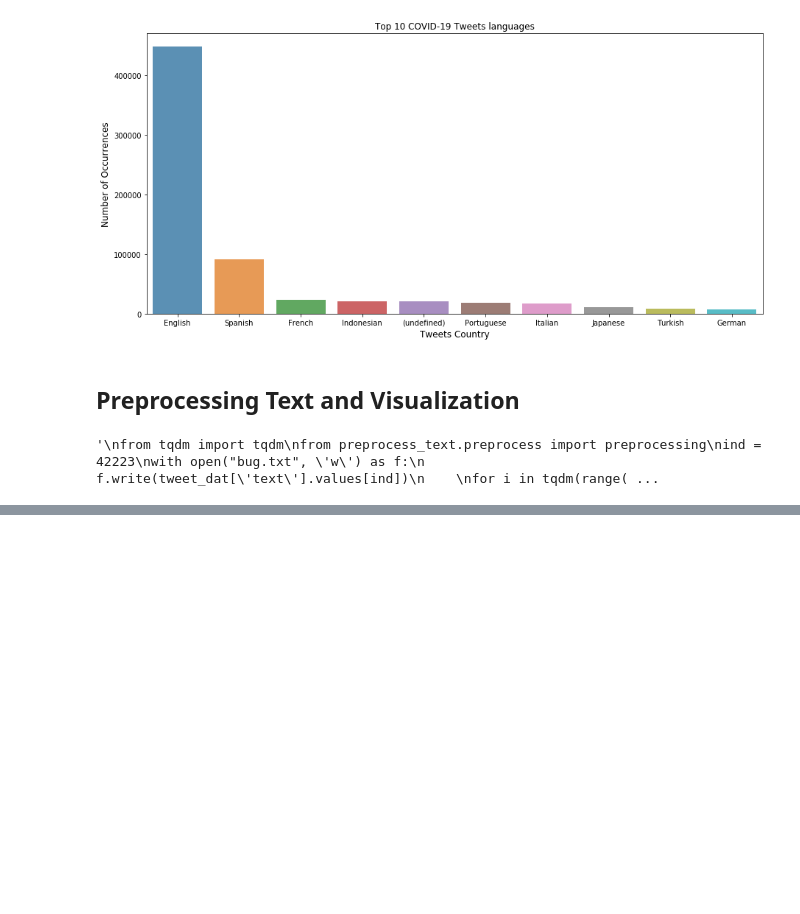
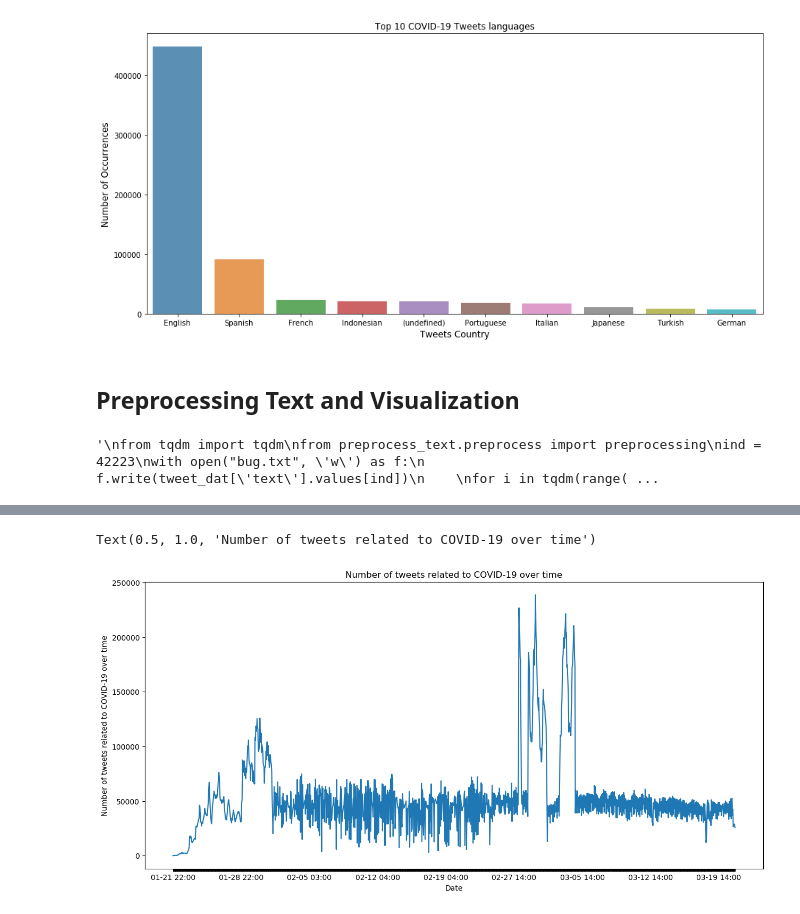
Before and after one commit to DavidYQY/COVID-19-Prediction, a Jupyter notebook: twitter_data/twitter_ts_analysis.ipynb, the cells around one changed output, grey strips where cells are left out. Drawn from its saved outputs; the diff is of its cells as text; code cells hidden in the pictures; blank space fills up the shorter version.

Commit message:
update twitter eda

```diff
--- a/twitter_data/twitter_ts_analysis.ipynb
+++ b/twitter_data/twitter_ts_analysis.ipynb
@@ -201,0 +218,7 @@ Name: preprocess_text, Length: 1385, dtype: int64
+# %%
+dat['year'] = 2020
+cols = ['year', 'month','day','hour']
+dat['date'] = pd.to_datetime(dat[cols])
+dat['str_date'] = dat['date'].dt.strftime('%m-%d %H:00')
+dat = dat.drop(cols, axis=1)
+dat.head()
@@ -201,0 +232,6 @@ Name: preprocess_text, Length: 1385, dtype: int64
+# %%
+dat_num = pd.read_csv('ts_tweet_num.csv')
+dat_num['year'] = 2020
+cols = ['year', 'month','day','hour']
+dat_num['date'] = pd.to_datetime(dat_num[cols])
+dat_num = dat_num.drop(cols, axis=1)
@@ -201,0 +247,2 @@ Name: preprocess_text, Length: 1385, dtype: int64
+# %%
+dat = dat.merge(dat_num, on = 'date')
@@ -201,0 +258,14 @@ Name: preprocess_text, Length: 1385, dtype: int64
+# %%
+dates = list(dat['str_date'])
+dates_ticks = [dates[i] if i % (24*7) == 0 else '' for i in range(len(dates))]
+
+f, ax = plt.subplots(1,1, figsize=(15,7))
+
+ax.plot(dates, dat_num['twitter_number'])
+ax.set_xlabel('Date')
+ax.set_ylabel('Number of tweets related to COVID-19 over time')
+ax.set_xticklabels(dates_ticks)
+ax.set_title('Number of tweets related to COVID-19 over time')
+# %% [output]
+Text(0.5, 1.0, 'Number of tweets related to COVID-19 over time')
+[figure, added]
```
Also changed, not shown: parts of 10 cells of this notebook, 11 other files.
